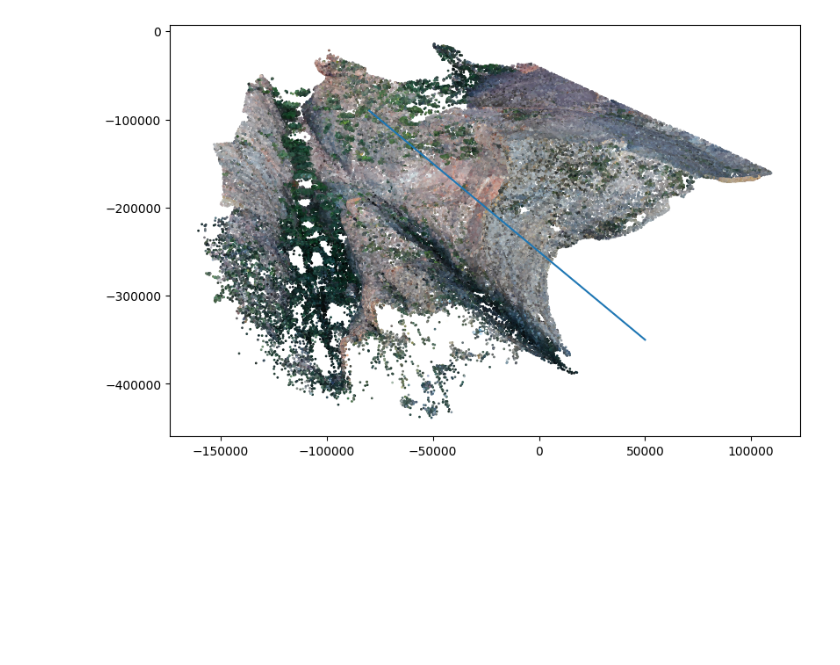
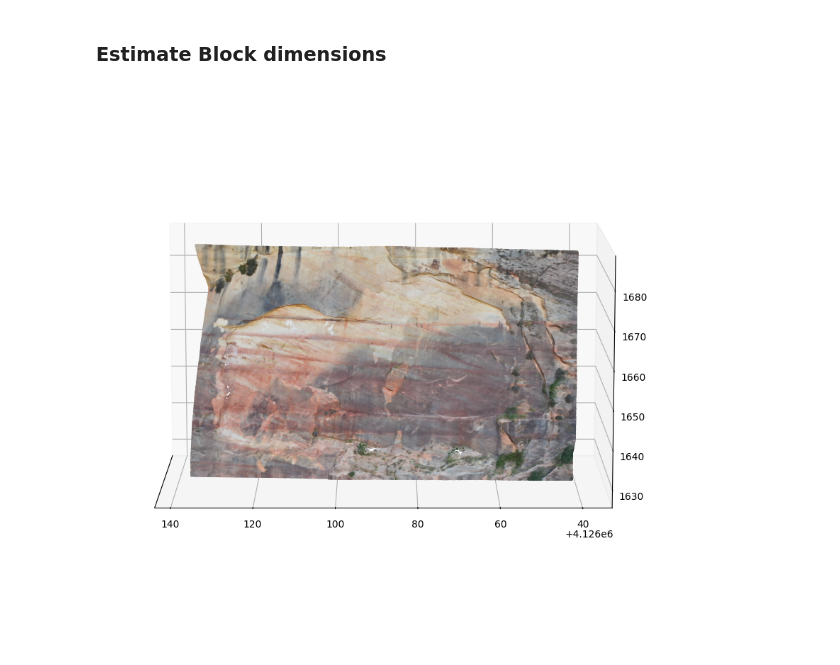
Before and after one commit to Josesx506/UA_PhD_Coursework_Assignments, a Jupyter notebook: 2024_Spring/GEN_580/Project/Final_Proj.ipynb, the cells around one changed output. Cells and saved outputs as stored; diff of their text form; code cells hidden in the pictures; blank space fills up the shorter version.

```diff
--- a/2024_Spring/GEN_580/Project/Final_Proj.ipynb
+++ b/2024_Spring/GEN_580/Project/Final_Proj.ipynb
@@ -13,3 +50,21 @@ ptcl = laspy.read("Pointclouds/Cropped_CableMnt_RA_2019_Pointcloud.laz")
+# %% [markdown]
+### Estimate Block dimensions
+# %%
+crp_bl = pd.read_csv("Files/Cropped_Cable_Mtn_Profiles/Rockfall_face.txt",sep="\s+",header=None)
+blk_fc = crp_bl[[0,1,2]].to_numpy()
+blk_col = crp_bl[[3,4,5]].to_numpy()
+
+fig = plt.figure(figsize=(8,8), constrained_layout=True)
+ax = fig.add_subplot(projection='3d')
+ax.scatter(blk_fc[:,0],blk_fc[:,1],blk_fc[:,2],c=blk_col,s=1)
+ax.view_init(elev=10., azim=180)
+ax.margins(z=0.01),ax.set_xticks([])
+# Set box aspect ratio to be non-equal
+ax.set_box_aspect([1, 1.8, 1])
+plt.tight_layout()
+plt.show()
+# %% [output]
+[figure, added]
 # %%
 ### Define the color scheme
 def norm_colors(x):
@@ -26,10 +83 @@ prf_d = distance_along_profile_proj_crs(-80e3,-90e3,50e3,350e3,100)
-# %%
-dcm = 100 # Decimation value
-fig = plt.figure(figsize=(8,5), constrained_layout=True)
-ax = fig.add_subplot()
-ax.scatter(ptcl.X[::dcm],ptcl.Y[::dcm],c=rgb[::dcm],s=1)
-ax.plot([-80e3,50e3],[-90e3,-350e3])
-plt.show()
-# %% [output]
-[figure, removed]
 # %%
```
Also changed, not shown: parts of 6 cells of this notebook, 4 other files.
